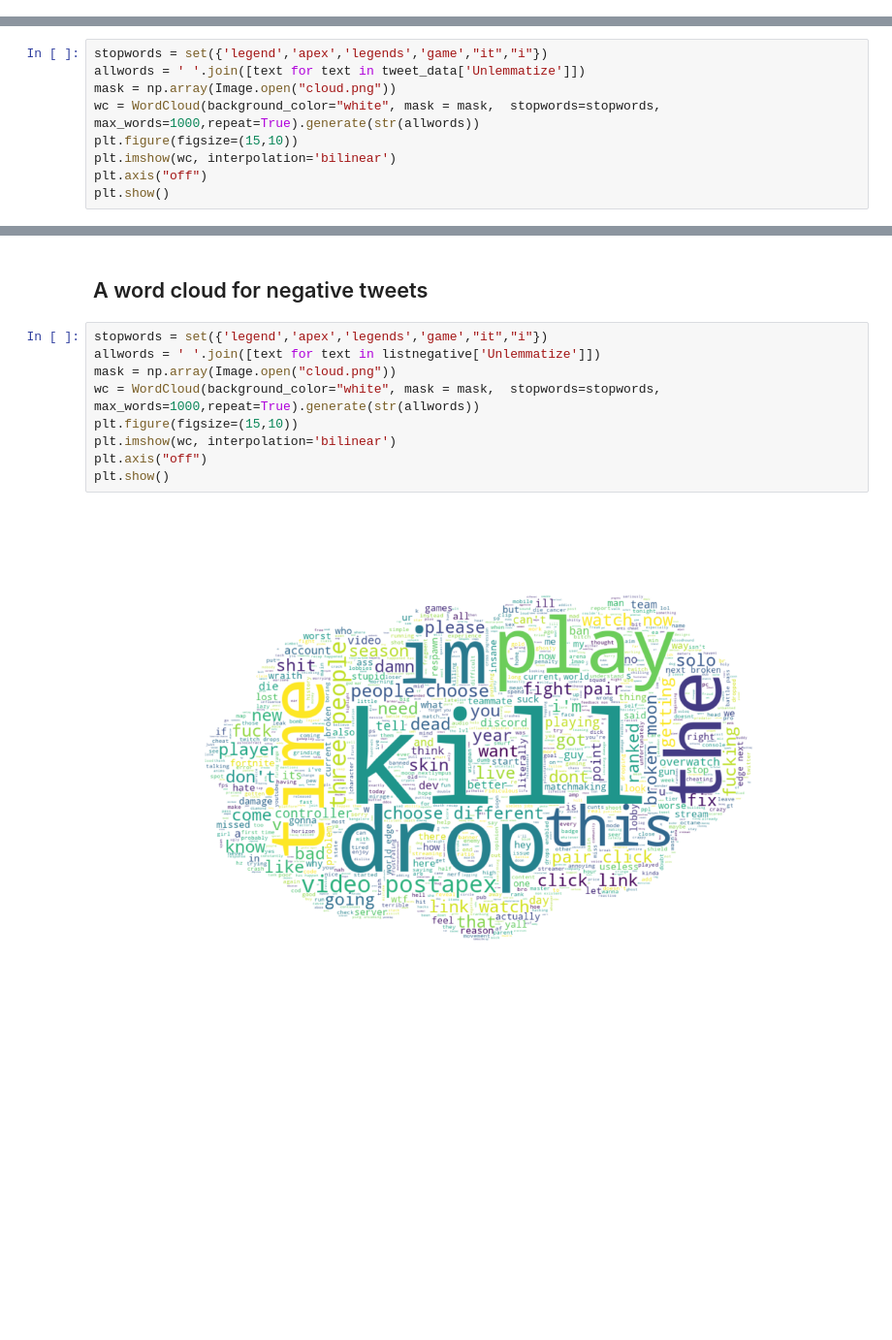
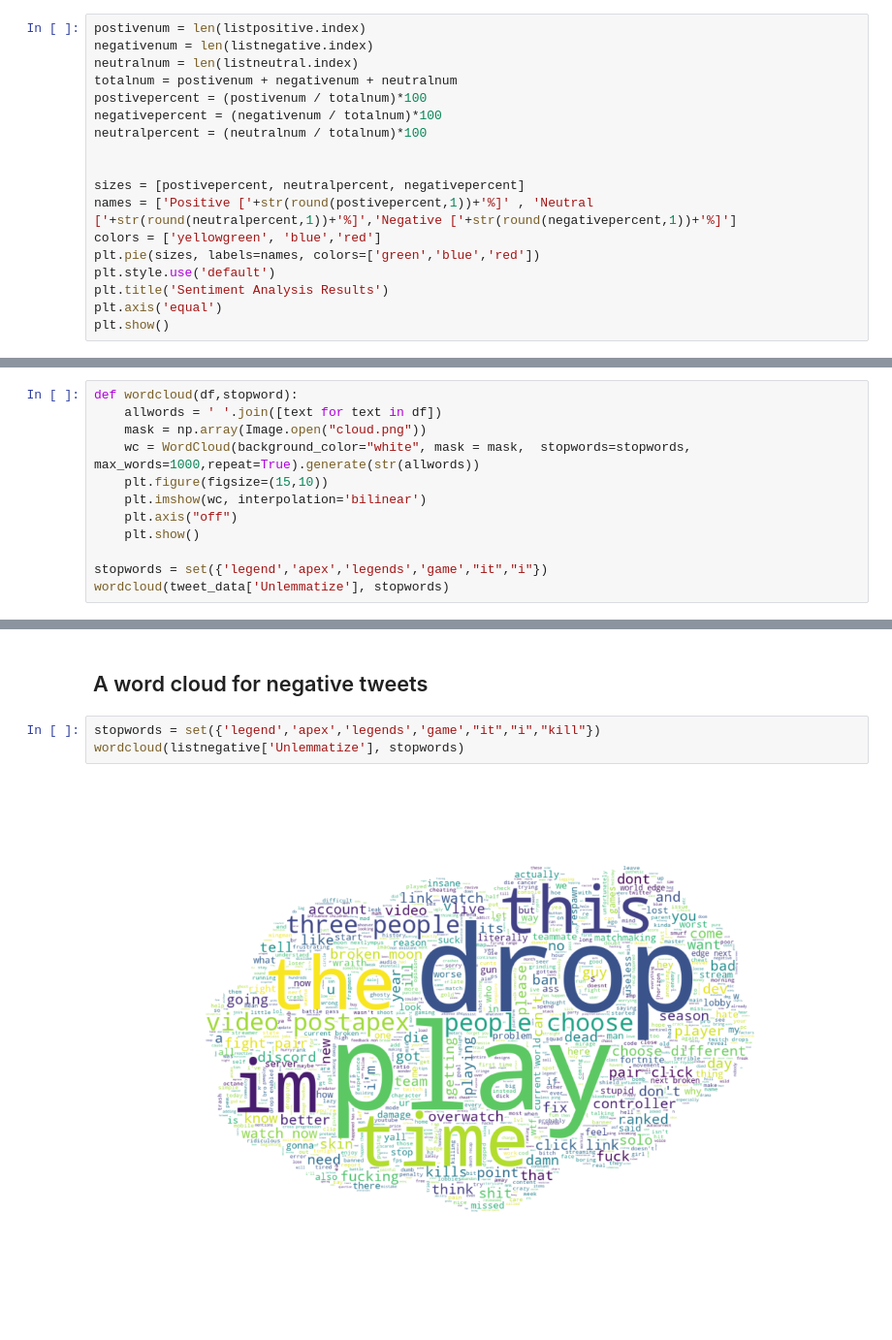
Before and after one commit to solaebina/twitter_data, a Jupyter notebook: Twitter Data Visualization.ipynb, the cells around one changed output, grey strips where cells are left out. Shown at 97% size. Saved outputs shown, nothing was run; the diff lists cells and outputs as text; blank space fills up the shorter version.

```diff
--- a/Twitter Data Visualization.ipynb
+++ b/Twitter Data Visualization.ipynb
@@ -53,0 +55,18 @@ Hashtags = Hashtags.dropna()
+# %%
+postivenum = len(listpositive.index)
+negativenum = len(listnegative.index)
+neutralnum = len(listneutral.index)
+totalnum = postivenum + negativenum + neutralnum
+postivepercent = (postivenum / totalnum)*100
+negativepercent = (negativenum / totalnum)*100
+neutralpercent = (neutralnum / totalnum)*100
+
+
+sizes = [postivepercent, neutralpercent, negativepercent]
+names = ['Positive ['+str(round(postivepercent,1))+'%]' , 'Neutral ['+str(round(neutralpercent,1))+'%]','Negative ['+str(round(negativepercent,1))+'%]']
+colors = ['yellowgreen', 'blue','red']
+plt.pie(sizes, labels=names, colors=['green','blue','red'])
+plt.style.use('default')
+plt.title('Sentiment Analysis Results')
+plt.axis('equal')
+plt.show()
@@ -54,12 +75,15 @@ Hashtags = Hashtags.dropna()
 # %% [markdown]
 ## A word cloud for all words
 # %%
+def wordcloud(df,stopword):
+    allwords = ' '.join([text for text in df])
+    mask = np.array(Image.open("cloud.png"))
+    wc = WordCloud(background_color="white", mask = mask,  stopwords=stopwords, max_words=1000,repeat=True).generate(str(allwords))
+    plt.figure(figsize=(15,10))
+    plt.imshow(wc, interpolation='bilinear')
+    plt.axis("off")
+    plt.show()
+
 stopwords = set({'legend','apex','legends','game',"it","i"})
-allwords = ' '.join([text for text in tweet_data['Unlemmatize']])
-mask = np.array(Image.open("cloud.png"))
-wc = WordCloud(background_color="white", mask = mask,  stopwords=stopwords, max_words=1000,repeat=True).generate(str(allwords))
-plt.figure(figsize=(15,10))
-plt.imshow(wc, interpolation='bilinear')
-plt.axis("off")
-plt.show()
+wordcloud(tweet_data['Unlemmatize'], stopwords)
 # %% [output]
@@ -80,13 +99,7 @@ plt.show()
 # %% [markdown]
 ## A word cloud for negative tweets
 # %%
-stopwords = set({'legend','apex','legends','game',"it","i"})
-allwords = ' '.join([text for text in listnegative['Unlemmatize']])
-mask = np.array(Image.open("cloud.png"))
-wc = WordCloud(background_color="white", mask = mask,  stopwords=stopwords, max_words=1000,repeat=True).generate(str(allwords))
-plt.figure(figsize=(15,10))
-plt.imshow(wc, interpolation='bilinear')
-plt.axis("off")
-plt.show()
+stopwords = set({'legend','apex','legends','game',"it","i","kill"})
+wordcloud(listnegative['Unlemmatize'], stopwords)
 # %% [output]
-[figure, old version]
+[figure, new version]
```
Also changed, not shown: parts of 14 cells of this notebook.
